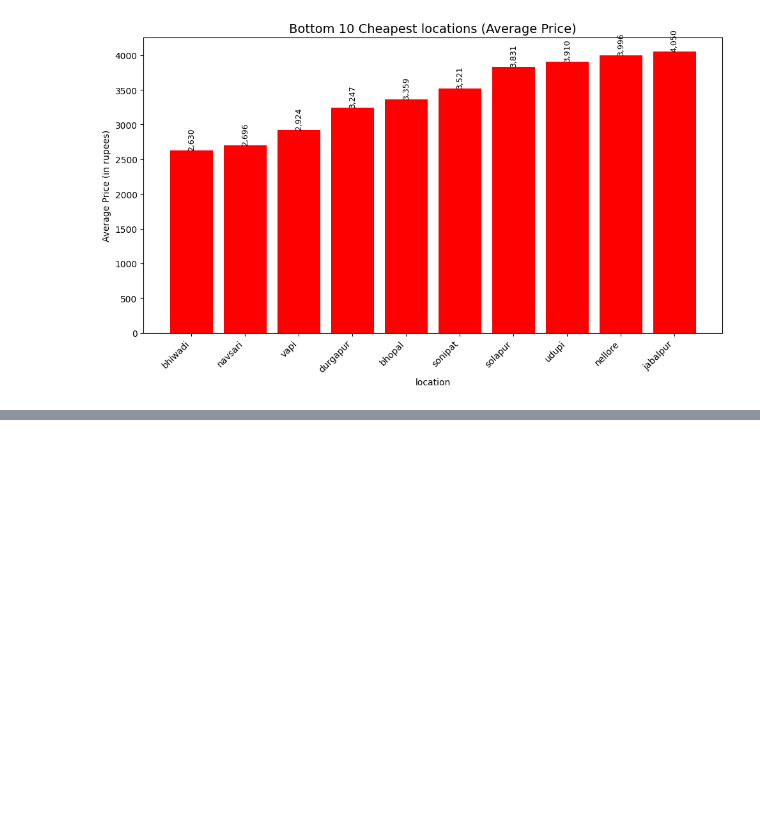
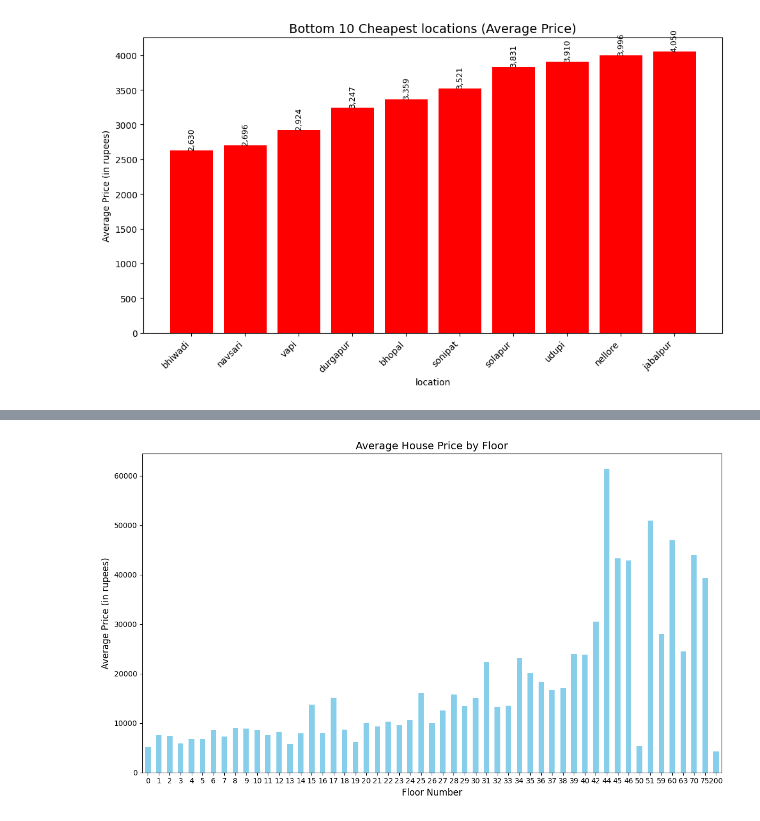
Before and after one commit to Abdul-code65/House-predictive-model, a Jupyter notebook: bouston-house-price.ipynb, the cells around one changed output, grey strips where cells are left out. Drawn from its saved outputs; the diff is of its cells as text; code cells hidden in the pictures; blank space fills up the shorter version.

```diff
--- a/bouston-house-price.ipynb
+++ b/bouston-house-price.ipynb
@@ -395,0 +429,19 @@ plt.show()
+# %%
+import re
+
+# Extract only numeric floor numbers; non-numeric ones become 0
+df['Floor'] = df['Floor'].astype(str).apply(lambda x: re.findall(r'\d+', x))
+df['Floor'] = df['Floor'].apply(lambda x: int(x[0]) if x else 0)
+# %%
+avg_price_by_floor = df.groupby('Floor')['Price (in rupees)'].mean().sort_index()
+
+plt.figure(figsize=(12, 7))
+avg_price_by_floor.plot(kind='bar', color='skyblue')
+plt.title("Average House Price by Floor", fontsize=14)
+plt.xlabel("Floor Number", fontsize=12)
+plt.ylabel("Average Price (in rupees)", fontsize=12)
+plt.xticks(rotation=0)
+plt.tight_layout()
+plt.show()
+# %% [output]
+[figure, added]
```
Also changed, not shown: parts of 49 cells of this notebook.
